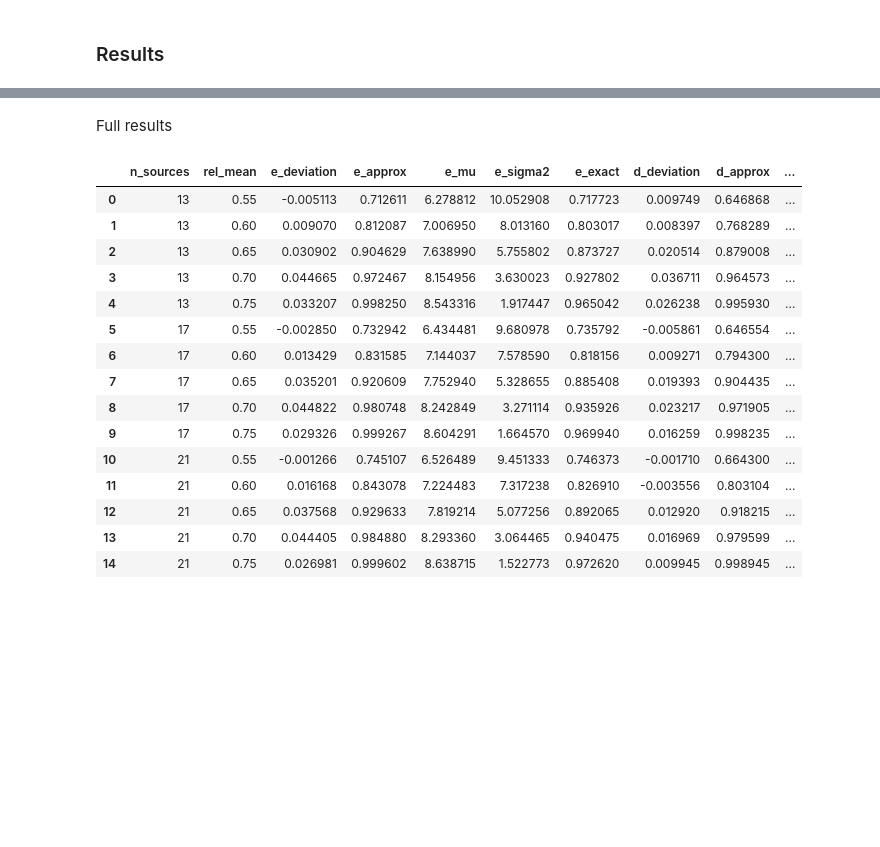
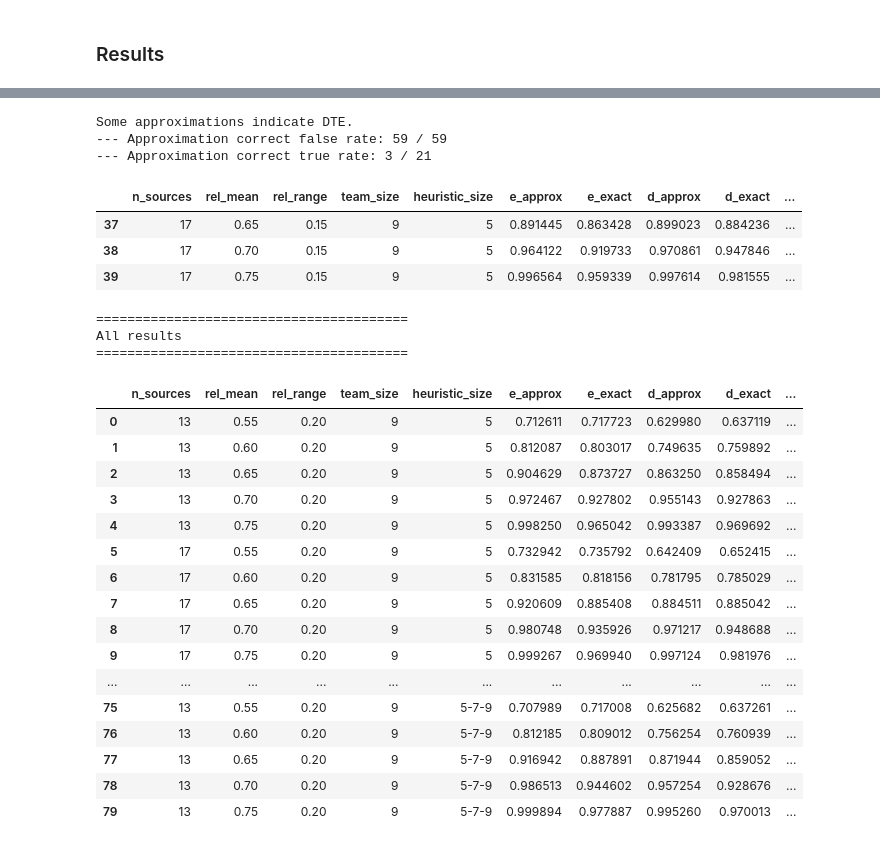
Before and after one commit to HeinDuijf/DiversityAbility, a Jupyter notebook: Analytical.ipynb, the cells around one changed output, grey strips where cells are left out. Drawn from its saved outputs; the diff is of its cells as text; code cells hidden in the pictures; blank space fills up the shorter version.

```diff
--- a/Analytical.ipynb
+++ b/Analytical.ipynb
@@ -496,21 +550,53 @@ df_normal[["n_sources", "rel_mean", "e_approx", "e_exact", "d_approx", "d_exact"
-# %% [markdown]
-Full results
-# %%
-df_normal
-# %% [output]
-|  | n_sources | rel_mean | e_deviation | e_approx | e_mu | e_sigma2 | e_exact | d_deviation | d_approx | ... |
-| 0 | 13 | 0.55 | -0.005113 | 0.712611 | 6.278812 | 10.052908 | 0.717723 | 0.009749 | 0.646868 | ... |
-| 1 | 13 | 0.60 | 0.009070 | 0.812087 | 7.006950 | 8.013160 | 0.803017 | 0.008397 | 0.768289 | ... |
-| 2 | 13 | 0.65 | 0.030902 | 0.904629 | 7.638990 | 5.755802 | 0.873727 | 0.020514 | 0.879008 | ... |
-| 3 | 13 | 0.70 | 0.044665 | 0.972467 | 8.154956 | 3.630023 | 0.927802 | 0.036711 | 0.964573 | ... |
-| 4 | 13 | 0.75 | 0.033207 | 0.998250 | 8.543316 | 1.917447 | 0.965042 | 0.026238 | 0.995930 | ... |
-| 5 | 17 | 0.55 | -0.002850 | 0.732942 | 6.434481 | 9.680978 | 0.735792 | -0.005861 | 0.646554 | ... |
-| 6 | 17 | 0.60 | 0.013429 | 0.831585 | 7.144037 | 7.578590 | 0.818156 | 0.009271 | 0.794300 | ... |
-| 7 | 17 | 0.65 | 0.035201 | 0.920609 | 7.752940 | 5.328655 | 0.885408 | 0.019393 | 0.904435 | ... |
-| 8 | 17 | 0.70 | 0.044822 | 0.980748 | 8.242849 | 3.271114 | 0.935926 | 0.023217 | 0.971905 | ... |
-| 9 | 17 | 0.75 | 0.029326 | 0.999267 | 8.604291 | 1.664570 | 0.969940 | 0.016259 | 0.998235 | ... |
-| 10 | 21 | 0.55 | -0.001266 | 0.745107 | 6.526489 | 9.451333 | 0.746373 | -0.001710 | 0.664300 | ... |
-| 11 | 21 | 0.60 | 0.016168 | 0.843078 | 7.224483 | 7.317238 | 0.826910 | -0.003556 | 0.803104 | ... |
-| 12 | 21 | 0.65 | 0.037568 | 0.929633 | 7.819214 | 5.077256 | 0.892065 | 0.012920 | 0.918215 | ... |
-| 13 | 21 | 0.70 | 0.044405 | 0.984880 | 8.293360 | 3.064465 | 0.940475 | 0.016969 | 0.979599 | ... |
-| 14 | 21 | 0.75 | 0.026981 | 0.999602 | 8.638715 | 1.522773 | 0.972620 | 0.009945 | 0.998945 | ... |
+# %%
+df_normal_sub = df_normal[["n_sources", "rel_mean", "rel_range", "team_size", "heuristic_size", "e_approx", "e_exact", "d_approx", "d_exact", "DTE_exact", "DTE_approx"]]
+all_false = df_normal["DTE_approx"].eq(False).all()
+if all_false:
+    print("All approximations indicate no DTE.")
+else:
+    print("Some approximations indicate DTE.")
+    n_false_total = len(df_normal[df_normal["DTE_exact"] == False])
+    n_true_total = len(df_normal[df_normal["DTE_exact"] == True])
+    df_eq = df_normal[df_normal["DTE_approx"] == df_normal["DTE_exact"]]
+    n_false_correct = len(df_eq[df_eq["DTE_exact"] == False])
+    n_true_correct = len(df_eq[df_eq["DTE_exact"] == True])
+    print(f"--- Approximation correct false rate: {n_false_correct} / {n_false_total}")
+    print(f"--- Approximation correct true rate: {n_true_correct} / {n_true_total}")
+    if n_false_correct != n_false_total:
+        display(df_normal_sub[df_normal["DTE_approx"] == False])
+    if n_true_correct != n_true_total:
+        display(df_normal_sub[df_normal["DTE_approx"] == True])
+
+print("="*40)
+print("All results")
+print("="*40)
+
+with pd.option_context('display.max_rows', None):
+    display(df_normal_sub)
+# %% [output]
+Some approximations indicate DTE.
+--- Approximation correct false rate: 59 / 59
+--- Approximation correct true rate: 3 / 21
+|  | n_sources | rel_mean | rel_range | team_size | heuristic_size | e_approx | e_exact | d_approx | d_exact | ... |
+| 37 | 17 | 0.65 | 0.15 | 9 | 5 | 0.891445 | 0.863428 | 0.899023 | 0.884236 | ... |
+| 38 | 17 | 0.70 | 0.15 | 9 | 5 | 0.964122 | 0.919733 | 0.970861 | 0.947846 | ... |
+| 39 | 17 | 0.75 | 0.15 | 9 | 5 | 0.996564 | 0.959339 | 0.997614 | 0.981555 | ... |
+========================================
+All results
+========================================
+|  | n_sources | rel_mean | rel_range | team_size | heuristic_size | e_approx | e_exact | d_approx | d_exact | ... |
+| 0 | 13 | 0.55 | 0.20 | 9 | 5 | 0.712611 | 0.717723 | 0.629980 | 0.637119 | ... |
+| 1 | 13 | 0.60 | 0.20 | 9 | 5 | 0.812087 | 0.803017 | 0.749635 | 0.759892 | ... |
+| 2 | 13 | 0.65 | 0.20 | 9 | 5 | 0.904629 | 0.873727 | 0.863250 | 0.858494 | ... |
+| 3 | 13 | 0.70 | 0.20 | 9 | 5 | 0.972467 | 0.927802 | 0.955143 | 0.927863 | ... |
+| 4 | 13 | 0.75 | 0.20 | 9 | 5 | 0.998250 | 0.965042 | 0.993387 | 0.969692 | ... |
+| 5 | 17 | 0.55 | 0.20 | 9 | 5 | 0.732942 | 0.735792 | 0.642409 | 0.652415 | ... |
+| 6 | 17 | 0.60 | 0.20 | 9 | 5 | 0.831585 | 0.818156 | 0.781795 | 0.785029 | ... |
+| 7 | 17 | 0.65 | 0.20 | 9 | 5 | 0.920609 | 0.885408 | 0.884511 | 0.885042 | ... |
+| 8 | 17 | 0.70 | 0.20 | 9 | 5 | 0.980748 | 0.935926 | 0.971217 | 0.948688 | ... |
+| 9 | 17 | 0.75 | 0.20 | 9 | 5 | 0.999267 | 0.969940 | 0.997124 | 0.981976 | ... |
+| ... | ... | ... | ... | ... | ... | ... | ... | ... | ... | ... |
+| 75 | 13 | 0.55 | 0.20 | 9 | 5-7-9 | 0.707989 | 0.717008 | 0.625682 | 0.637261 | ... |
+| 76 | 13 | 0.60 | 0.20 | 9 | 5-7-9 | 0.812185 | 0.809012 | 0.756254 | 0.760939 | ... |
+| 77 | 13 | 0.65 | 0.20 | 9 | 5-7-9 | 0.916942 | 0.887891 | 0.871944 | 0.859052 | ... |
+| 78 | 13 | 0.70 | 0.20 | 9 | 5-7-9 | 0.986513 | 0.944602 | 0.957254 | 0.928676 | ... |
+| 79 | 13 | 0.75 | 0.20 | 9 | 5-7-9 | 0.999894 | 0.977887 | 0.995260 | 0.970013 | ... |
```
Also changed, not shown: parts of 16 cells of this notebook.
